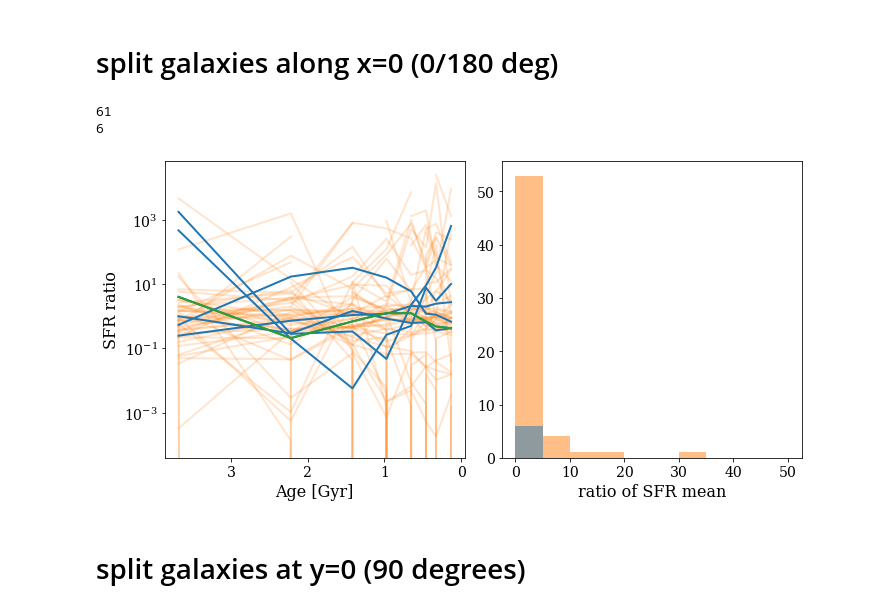
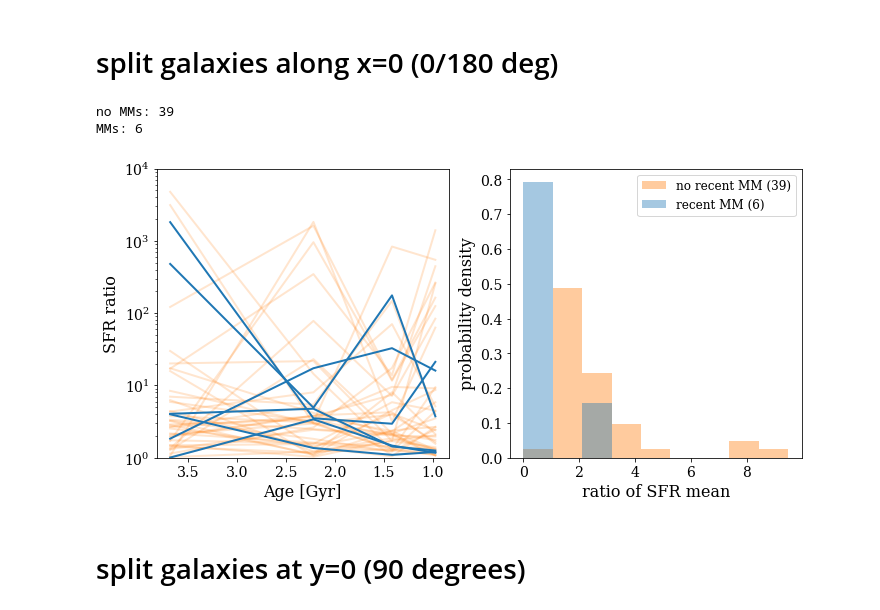
Before and after one commit to ekta1224/IllustrisAD, a Jupyter notebook: phast/SFR_ratios_Cycle29.ipynb, the cells around one changed output. Saved outputs shown, nothing was run; the diff lists cells and outputs as text; code cells hidden in the pictures.

Commit message:
PHAST: normalized histogramograms, made sure ratios were all gtr 1, limited to 1-4 Gyr SFRs, took max of all angles

```diff
--- a/phast/SFR_ratios_Cycle29.ipynb
+++ b/phast/SFR_ratios_Cycle29.ipynb
@@ -7,68 +7,3 @@ import matplotlib.ticker
 Populating the interactive namespace from numpy and matplotlib
 # %% [markdown]
 # split galaxies along x=0 (0/180 deg)
-# %%
-plt.figure(figsize=(10,5))
-ax = subplot(121)
-ax2 = subplot(122)
-ids0 = np.loadtxt('M31analogs_noMM8Gyr_mstar.txt') #61
-print(len(ids0))
-
-noMM_max = []
-MM_max = []
-
-noMM_avg = []
-MM_avg = []
-
-for id in ids0:
-    id = int(id)
-    data = np.loadtxt('%s_SFR_time_avg_norecentMM_x0split.txt'%id)
-    ratio = data[:,1]/data[:,2]
-    noMM_avg.append(np.mean(data[:,1])/np.mean(data[:,2]))
-    times = list(data[:,0])
-    noMM_max.append(np.max(ratio))
-    ax.plot(times,ratio,color='C1',alpha=0.2)
-
-ids = np.loadtxt('M31analogs_MM1_4Gyr_mstar.txt')
-print(len(ids))
-
-for id in ids:
-    id = int(id)
-    data = np.loadtxt('%s_SFR_time_avg_recentMM_x0split.txt'%id)
-    ratio = data[:,1]/data[:,2]
-    MM_avg.append(np.mean(data[:,1])/np.mean(data[:,2]))
-    times = list(data[:,0])
-    MM_max.append(np.max(ratio))
-    ax.plot(times,ratio,color='C0', lw=2)
-    if id == 413061:
-        ax.plot(times,ratio,color='C2', lw=2)
-
-ax.set_yscale("log")
-ax.invert_xaxis()
-#plt.legend()
-ax.set_xlabel('Age [Gyr]')
-ax.set_ylabel('SFR ratio')
-#plt.ylim(1e-6, 1e4)
-#ax.set_ylim(0,10000)
-
-
-
-# noMM_max = np.nan_to_num(noMM_max)
-# MM_max = np.nan_to_num(MM_max)
-# ax2.hist(noMM_max, bins=20,range=(0,10000), color='C1')
-# ax2.hist(MM_max, bins=20,range=(0,10000), color='C0')
-# ax2.set_xscale("log")
-
-noMM_avg = np.nan_to_num(noMM_avg)
-MM_avg = np.nan_to_num(MM_avg)
-ax2.hist(noMM_avg, bins=10,range=(0,50), color='C1',alpha=0.5)
-ax2.hist(MM_avg, bins=10, range=(0,50),color='C0',alpha=0.5)
-ax2.set_xlabel('ratio of SFR mean')
-
-#print(np.sort(noMM_avg))
-#print(MM_avg, MM_max, ids)
-plt.tight_layout()
-# %% [output]
-61
-6
-[figure, removed]
@@ -75,2 +84,8 @@ plt.tight_layout()
+# %%
+plot_split_stats('x0')
+# %% [output]
+no MMs: 39
+MMs: 6
+[figure, added]
 # %% [markdown]
 # split galaxies at y=0 (90 degrees)
```
Also changed, not shown: parts of 10 cells of this notebook.
